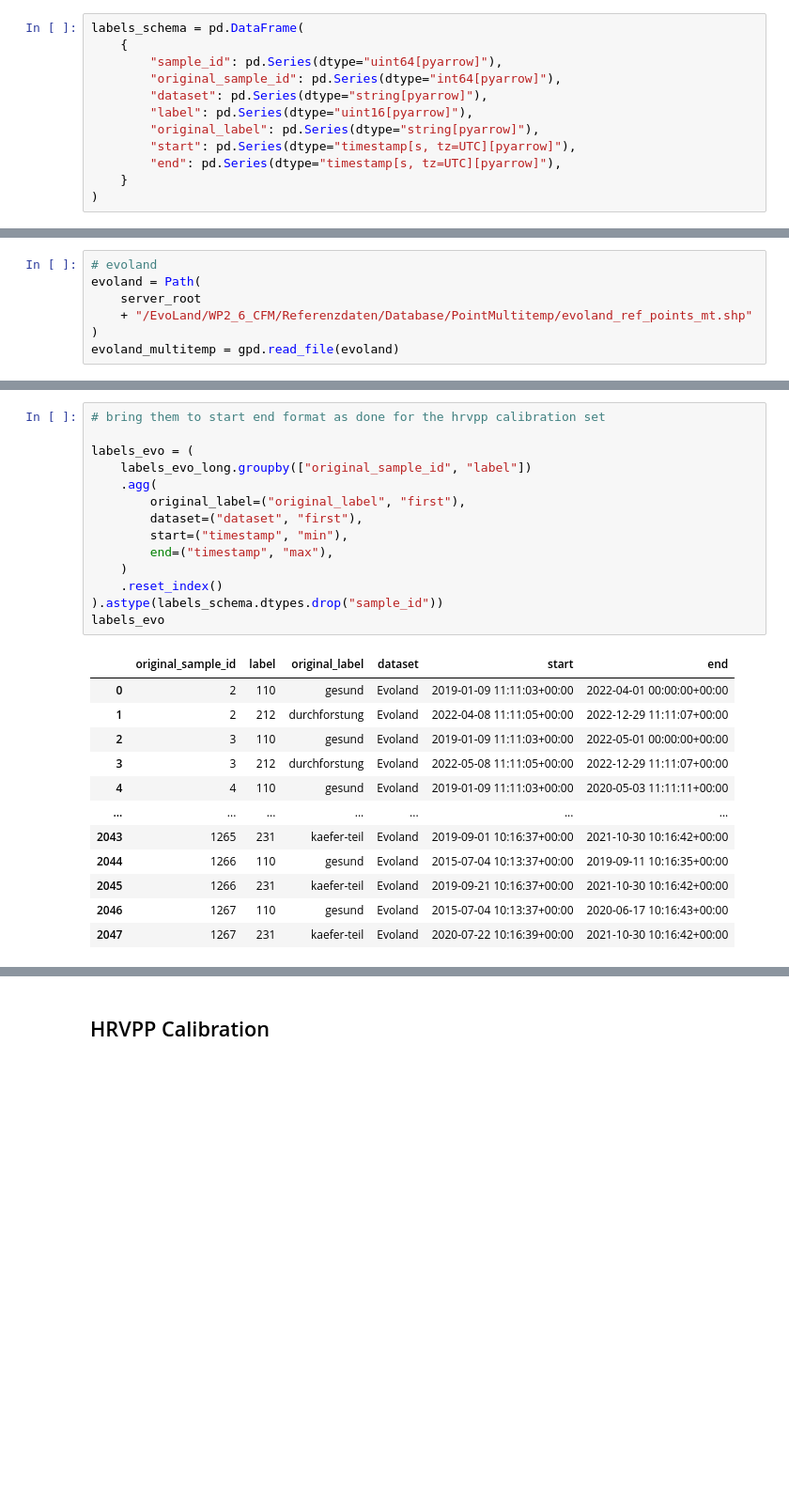
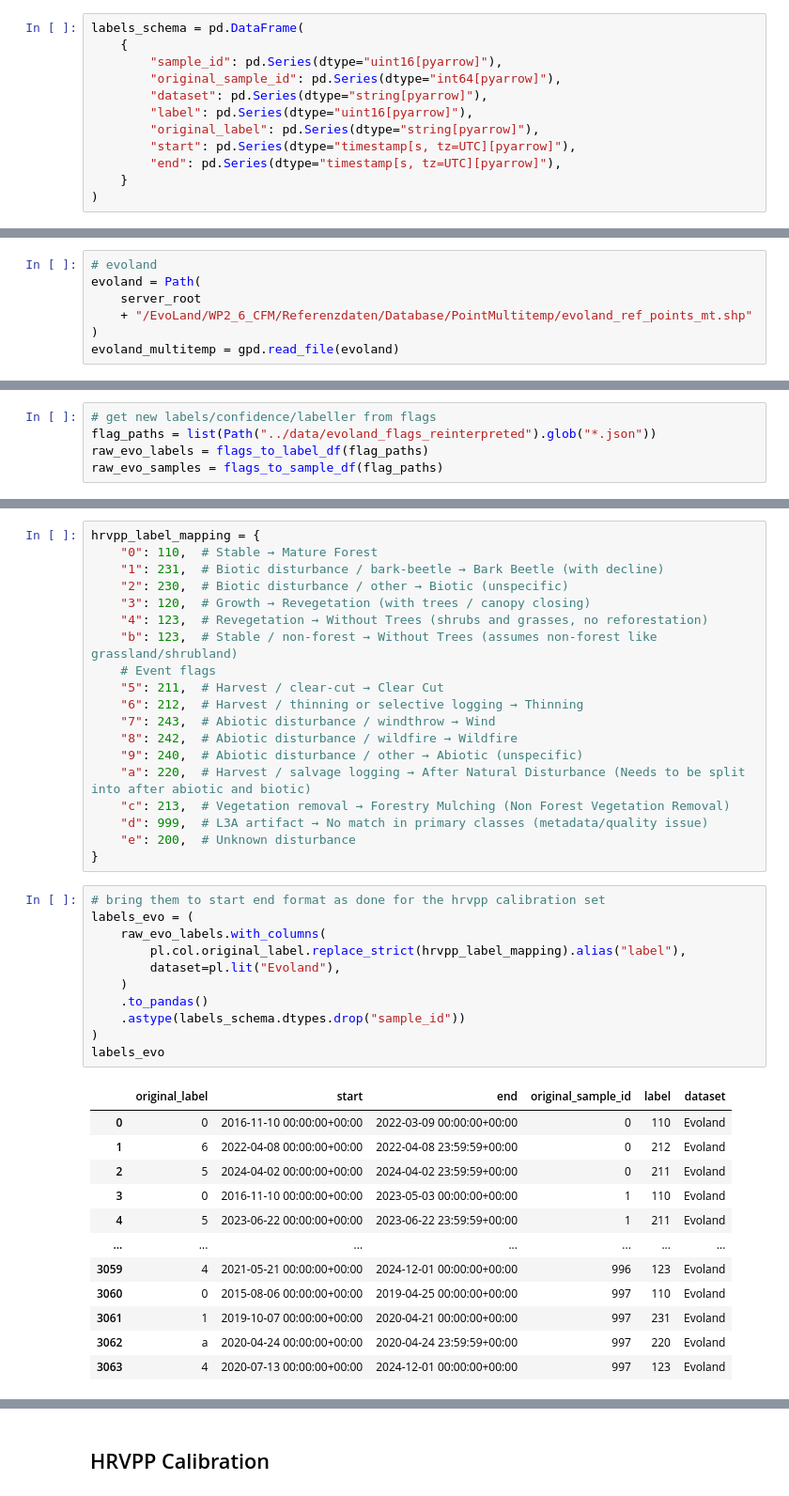
Before and after one commit to JR-DIGITAL/DISFOR, a Jupyter notebook: notebooks/1_homogenize_samples.ipynb, the cells around one changed output, grey strips where cells are left out. Shown: that part at 94% size. Cells and saved outputs as stored; diff of their text form; blank space fills up the shorter version.

```diff
--- a/notebooks/1_homogenize_samples.ipynb
+++ b/notebooks/1_homogenize_samples.ipynb
@@ -59,7 +60,7 @@ samples_schema = gpd.GeoDataFrame(
 # %%
 labels_schema = pd.DataFrame(
     {
-        "sample_id": pd.Series(dtype="uint64[pyarrow]"),
+        "sample_id": pd.Series(dtype="uint16[pyarrow]"),
         "original_sample_id": pd.Series(dtype="int64[pyarrow]"),
         "dataset": pd.Series(dtype="string[pyarrow]"),
         "label": pd.Series(dtype="uint16[pyarrow]"),
@@ -150,0 +137,5 @@ source_description = samples_df["site"].replace(
+# %%
+# get new labels/confidence/labeller from flags
+flag_paths = list(Path("../data/evoland_flags_reinterpreted").glob("*.json"))
+raw_evo_labels = flags_to_label_df(flag_paths)
+raw_evo_samples = flags_to_sample_df(flag_paths)
@@ -215,27 +235,43 @@ labels_evo_long["dataset"] = "Evoland"
+# %%
+hrvpp_label_mapping = {
+    "0": 110,  # Stable → Mature Forest
+    "1": 231,  # Biotic disturbance / bark-beetle → Bark Beetle (with decline)
+    "2": 230,  # Biotic disturbance / other → Biotic (unspecific)
+    "3": 120,  # Growth → Revegetation (with trees / canopy closing)
+    "4": 123,  # Revegetation → Without Trees (shrubs and grasses, no reforestation)
+    "b": 123,  # Stable / non-forest → Without Trees (assumes non-forest like grassland/shrubland)
+    # Event flags
+    "5": 211,  # Harvest / clear-cut → Clear Cut
+    "6": 212,  # Harvest / thinning or selective logging → Thinning
+    "7": 243,  # Abiotic disturbance / windthrow → Wind
+    "8": 242,  # Abiotic disturbance / wildfire → Wildfire
+    "9": 240,  # Abiotic disturbance / other → Abiotic (unspecific)
+    "a": 220,  # Harvest / salvage logging → After Natural Disturbance (Needs to be split into after abiotic and biotic)
+    "c": 213,  # Vegetation removal → Forestry Mulching (Non Forest Vegetation Removal)
+    "d": 999,  # L3A artifact → No match in primary classes (metadata/quality issue)
+    "e": 200,  # Unknown disturbance
+}
 # %%
 # bring them to start end format as done for the hrvpp calibration set
-
 labels_evo = (
-    labels_evo_long.groupby(["original_sample_id", "label"])
-    .agg(
-        original_label=("original_label", "first"),
-        dataset=("dataset", "first"),
-        start=("timestamp", "min"),
-        end=("timestamp", "max"),
+    raw_evo_labels.with_columns(
+        pl.col.original_label.replace_strict(hrvpp_label_mapping).alias("label"),
+        dataset=pl.lit("Evoland"),
     )
-    .reset_index()
-).astype(labels_schema.dtypes.drop("sample_id"))
+    .to_pandas()
+    .astype(labels_schema.dtypes.drop("sample_id"))
+)
 labels_evo
 # %% [output]
-|  | original_sample_id | label | original_label | dataset | start | end |
-| 0 | 2 | 110 | gesund | Evoland | 2019-01-09 11:11:03+00:00 | 2022-04-01 00:00:00+00:00 |
-| 1 | 2 | 212 | durchforstung | Evoland | 2022-04-08 11:11:05+00:00 | 2022-12-29 11:11:07+00:00 |
-| 2 | 3 | 110 | gesund | Evoland | 2019-01-09 11:11:03+00:00 | 2022-05-01 00:00:00+00:00 |
-| 3 | 3 | 212 | durchforstung | Evoland | 2022-05-08 11:11:05+00:00 | 2022-12-29 11:11:07+00:00 |
-| 4 | 4 | 110 | gesund | Evoland | 2019-01-09 11:11:03+00:00 | 2020-05-03 11:11:11+00:00 |
+|  | original_label | start | end | original_sample_id | label | dataset |
+| 0 | 0 | 2016-11-10 00:00:00+00:00 | 2022-03-09 00:00:00+00:00 | 0 | 110 | Evoland |
+| 1 | 6 | 2022-04-08 00:00:00+00:00 | 2022-04-08 23:59:59+00:00 | 0 | 212 | Evoland |
+| 2 | 5 | 2024-04-02 00:00:00+00:00 | 2024-04-02 23:59:59+00:00 | 0 | 211 | Evoland |
+| 3 | 0 | 2016-11-10 00:00:00+00:00 | 2023-05-03 00:00:00+00:00 | 1 | 110 | Evoland |
+| 4 | 5 | 2023-06-22 00:00:00+00:00 | 2023-06-22 23:59:59+00:00 | 1 | 211 | Evoland |
 | ... | ... | ... | ... | ... | ... | ... |
-| 2043 | 1265 | 231 | kaefer-teil | Evoland | 2019-09-01 10:16:37+00:00 | 2021-10-30 10:16:42+00:00 |
-| 2044 | 1266 | 110 | gesund | Evoland | 2015-07-04 10:13:37+00:00 | 2019-09-11 10:16:35+00:00 |
-| 2045 | 1266 | 231 | kaefer-teil | Evoland | 2019-09-21 10:16:37+00:00 | 2021-10-30 10:16:42+00:00 |
-| 2046 | 1267 | 110 | gesund | Evoland | 2015-07-04 10:13:37+00:00 | 2020-06-17 10:16:43+00:00 |
-| 2047 | 1267 | 231 | kaefer-teil | Evoland | 2020-07-22 10:16:39+00:00 | 2021-10-30 10:16:42+00:00 |
+| 3059 | 4 | 2021-05-21 00:00:00+00:00 | 2024-12-01 00:00:00+00:00 | 996 | 123 | Evoland |
+| 3060 | 0 | 2015-08-06 00:00:00+00:00 | 2019-04-25 00:00:00+00:00 | 997 | 110 | Evoland |
+| 3061 | 1 | 2019-10-07 00:00:00+00:00 | 2020-04-21 00:00:00+00:00 | 997 | 231 | Evoland |
+| 3062 | a | 2020-04-24 00:00:00+00:00 | 2020-04-24 23:59:59+00:00 | 997 | 220 | Evoland |
+| 3063 | 4 | 2020-07-13 00:00:00+00:00 | 2024-12-01 00:00:00+00:00 | 997 | 123 | Evoland |
```
Also changed, not shown: parts of 38 cells of this notebook, 15 other files.
